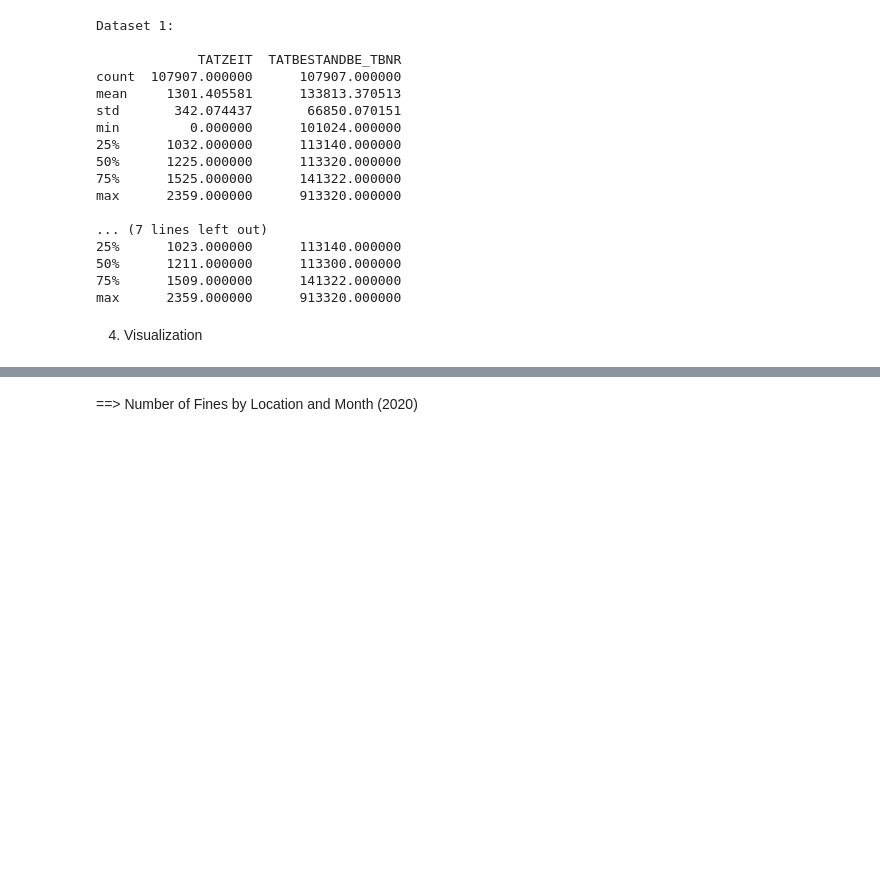
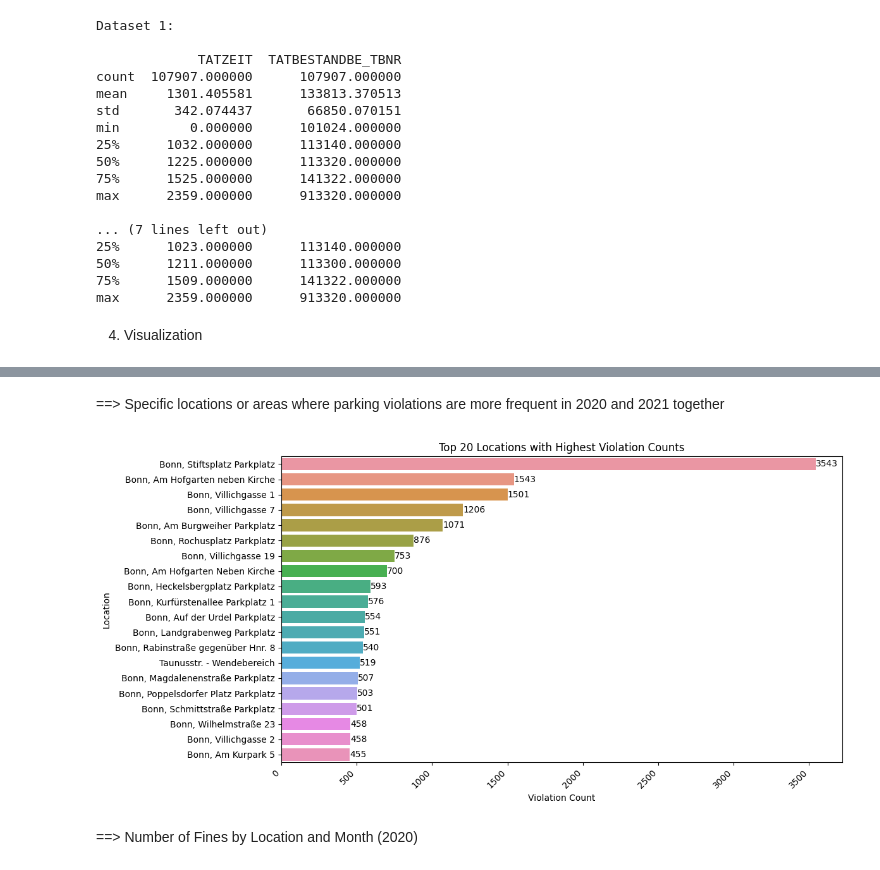
Before and after one commit to Shagun-Shah/2023-amse-template, a Jupyter notebook: exploration.ipynb, the cells around one changed output, grey strips where cells are left out. Drawn from its saved outputs; the diff is of its cells as text; code cells hidden in the pictures; blank space fills up the shorter version.

```diff
--- a/exploration.ipynb
+++ b/exploration.ipynb
@@ -205,3 +215,33 @@ plt.show()
+# %% [markdown]
+==> Specific locations or areas where parking violations are more frequent in 2020 and 2021 together
+# %%
+import pandas as pd
+import matplotlib.pyplot as plt
+import seaborn as sns
+
+# Concatenate the 2020 and 2021 data
+combined_data = pd.concat([csv_df_2020, csv_df_2021])
+
+# Group the violations by location and count the frequency
+violation_counts = combined_data['TATORT'].value_counts()
+
+# Plot the top 20 locations with the highest violation counts
+top_20_locations = violation_counts.head(20)
+plt.figure(figsize=(12, 6))
+sns.barplot(x=top_20_locations.values, y=top_20_locations.index)
+plt.title('Top 20 Locations with Highest Violation Counts')
+plt.xlabel('Violation Count')
+plt.ylabel('Location')
+plt.xticks(rotation=45, ha='right')
+plt.tight_layout()  # Ensures all labels are visible
+
+# Add count labels to each bar
+for i, count in enumerate(top_20_locations.values):
+    plt.text(count, i, str(count), va='center')
+
+plt.show()
+# %% [output]
+[figure, added]
 # %% [markdown]
 ==> Number of Fines by Location and Month (2020)
 # %%
```
Also changed, not shown: parts of 9 cells of this notebook, 1 other file.
